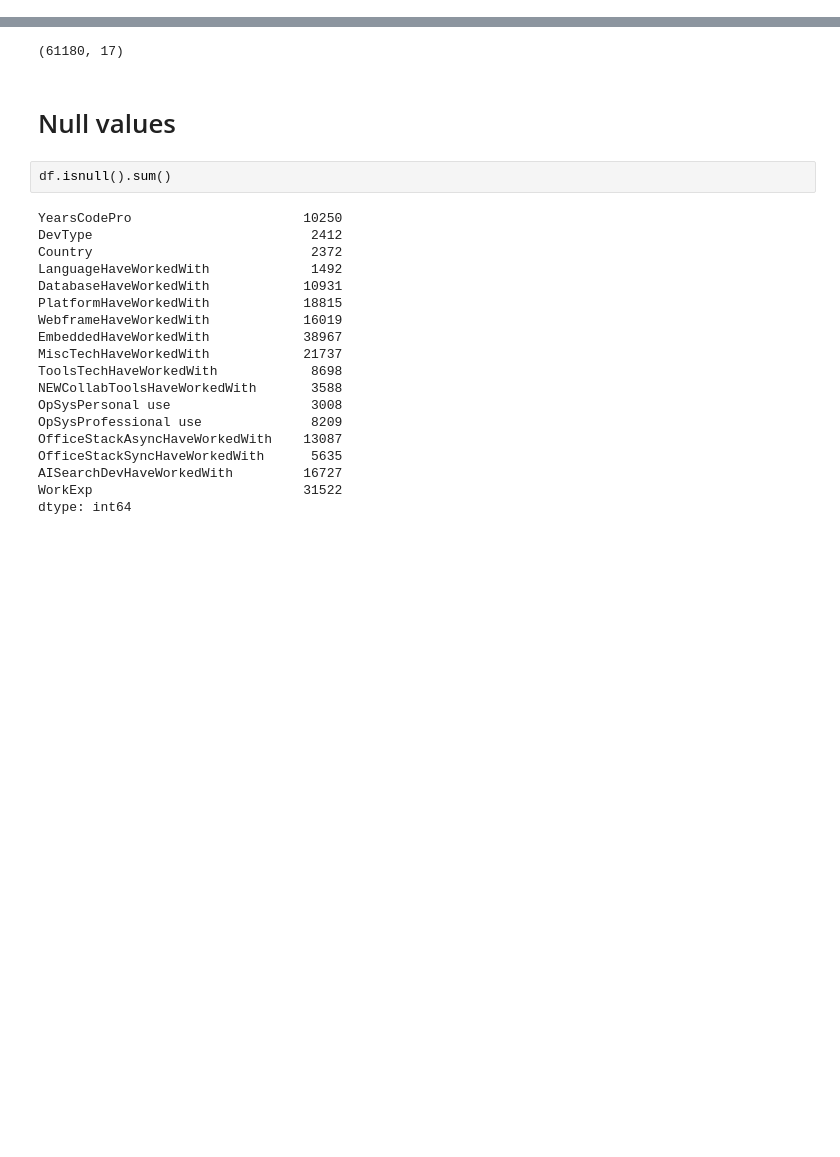
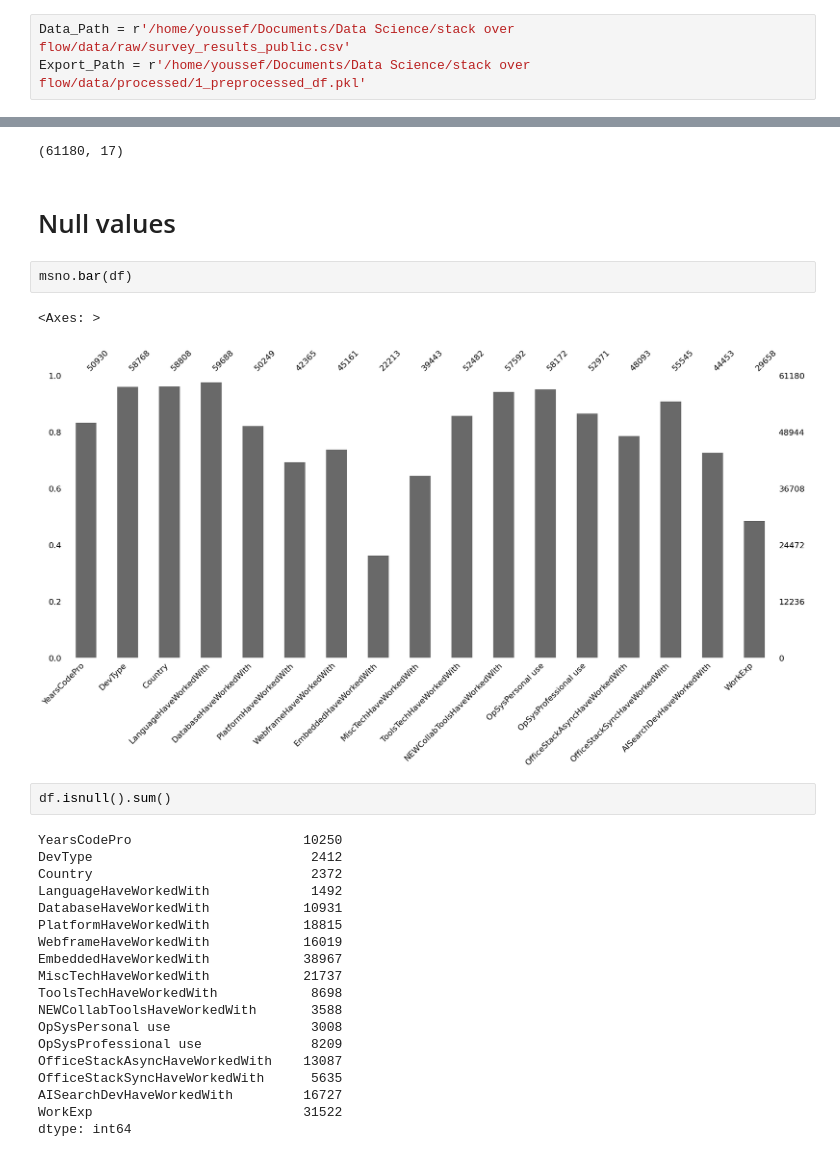
Before and after one commit to YoussefMakram27/Stack_overflow_survey_2024, a Jupyter notebook: 01-data_cleaning.ipynb, the cells around one changed output, grey strips where cells are left out. Drawn from its saved outputs; the diff is of its cells as text; blank space fills up the shorter version.

```diff
--- a/01-data_cleaning.ipynb
+++ b/01-data_cleaning.ipynb
@@ -4,3 +1,6 @@ Export_Path = r'D:\AI\Stack Overflow Developer Survey 2024\data\processed\1_prep
+# %%
+Data_Path = r'/home/youssef/Documents/Data Science/stack over flow/data/raw/survey_results_public.csv'
+Export_Path = r'/home/youssef/Documents/Data Science/stack over flow/data/processed/1_preprocessed_df.pkl'
 # %%
 import pandas as pd
 import numpy as np
@@ -67,6 +70,11 @@ df.shape
 (61180, 17)
 # %% [markdown]
 # Null values
+# %%
+msno.bar(df)
+# %% [output]
+<Axes: >
+[figure, added]
 # %%
 df.isnull().sum()
 # %% [output]
```
Also changed, not shown: parts of 17 cells of this notebook, 2 other files.
